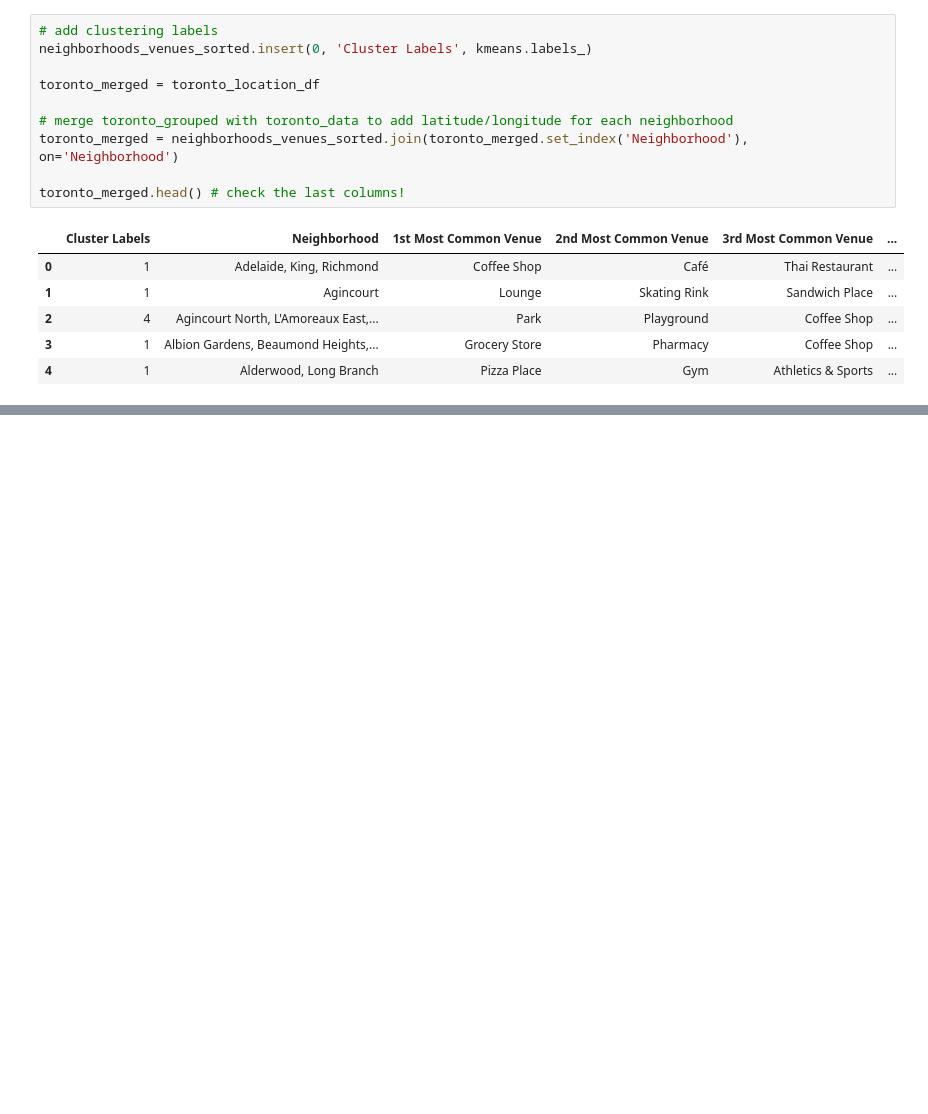
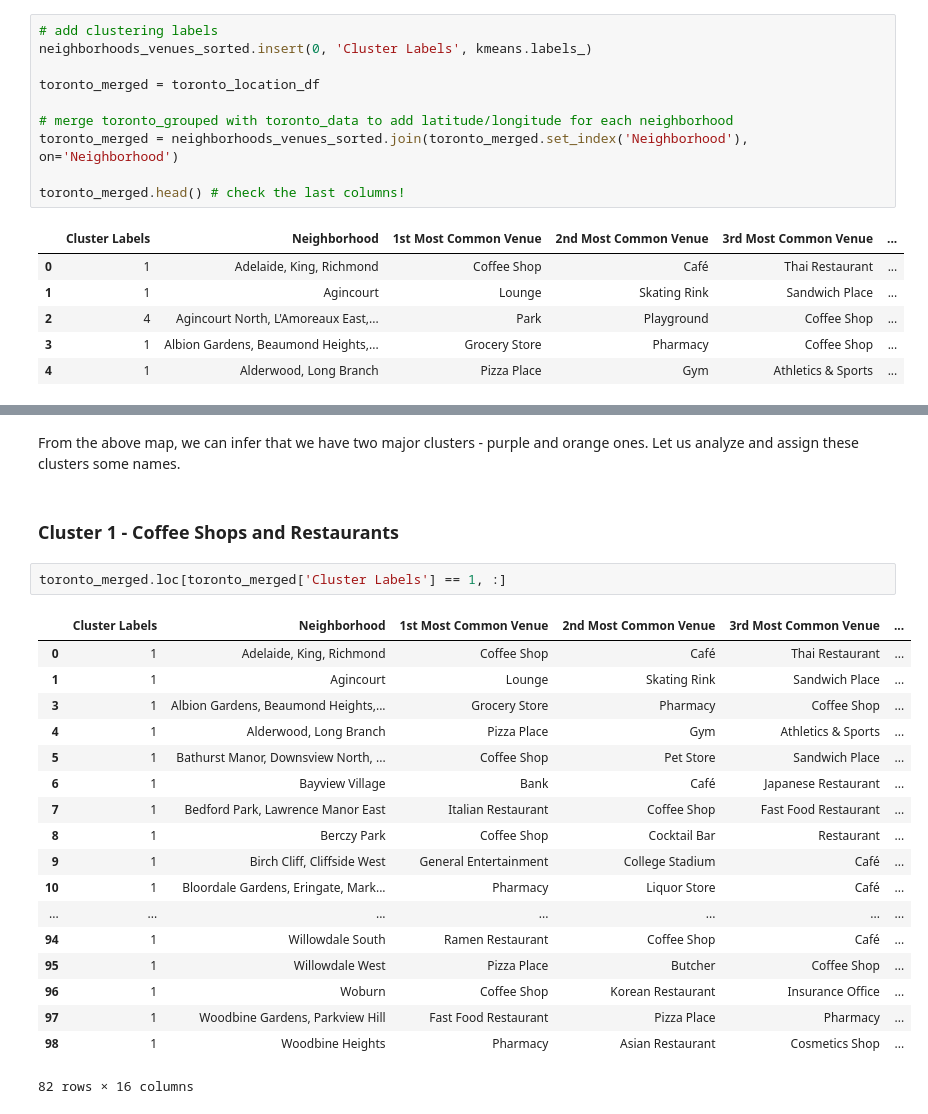
Before and after one commit to ankit5294/Coursera_Capstone, a Jupyter notebook: Clustering Neighborhoods in Toronto.ipynb, the cells around one changed output, grey strips where cells are left out. Drawn from its saved outputs; the diff is of its cells as text; blank space fills up the shorter version.

```diff
--- a/Clustering Neighborhoods in Toronto.ipynb
+++ b/Clustering Neighborhoods in Toronto.ipynb
@@ -380,3 +380,28 @@ for lat, lon, poi, cluster in zip(toronto_merged['Latitude'], toronto_merged['Lo
 map_clusters
 # %% [output]
 [interactive output not drawn]
+# %% [markdown]
+From the above map, we can infer that we have two major clusters - purple and orange ones. Let us analyze and assign these clusters some names.
+# %% [markdown]
+<H3> Cluster 1 - Coffee Shops and Restaurants
+# %%
+toronto_merged.loc[toronto_merged['Cluster Labels'] == 1, :]
+# %% [output]
+|  | Cluster Labels | Neighborhood | 1st Most Common Venue | 2nd Most Common Venue | 3rd Most Common Venue | ... |
+| 0 | 1 | Adelaide, King, Richmond | Coffee Shop | Café | Thai Restaurant | ... |
+| 1 | 1 | Agincourt | Lounge | Skating Rink | Sandwich Place | ... |
+| 3 | 1 | Albion Gardens, Beaumond Heights,... | Grocery Store | Pharmacy | Coffee Shop | ... |
+| 4 | 1 | Alderwood, Long Branch | Pizza Place | Gym | Athletics & Sports | ... |
+| 5 | 1 | Bathurst Manor, Downsview North, ... | Coffee Shop | Pet Store | Sandwich Place | ... |
+| 6 | 1 | Bayview Village | Bank | Café | Japanese Restaurant | ... |
+| 7 | 1 | Bedford Park, Lawrence Manor East | Italian Restaurant | Coffee Shop | Fast Food Restaurant | ... |
+| 8 | 1 | Berczy Park | Coffee Shop | Cocktail Bar | Restaurant | ... |
+| 9 | 1 | Birch Cliff, Cliffside West | General Entertainment | College Stadium | Café | ... |
+| 10 | 1 | Bloordale Gardens, Eringate, Mark... | Pharmacy | Liquor Store | Café | ... |
+| ... | ... | ... | ... | ... | ... | ... |
+| 94 | 1 | Willowdale South | Ramen Restaurant | Coffee Shop | Café | ... |
+| 95 | 1 | Willowdale West | Pizza Place | Butcher | Coffee Shop | ... |
+| 96 | 1 | Woburn | Coffee Shop | Korean Restaurant | Insurance Office | ... |
+| 97 | 1 | Woodbine Gardens, Parkview Hill | Fast Food Restaurant | Pizza Place | Pharmacy | ... |
+| 98 | 1 | Woodbine Heights | Pharmacy | Asian Restaurant | Cosmetics Shop | ... |
+82 rows × 16 columns
```
Also changed, not shown: parts of 2 cells of this notebook.
